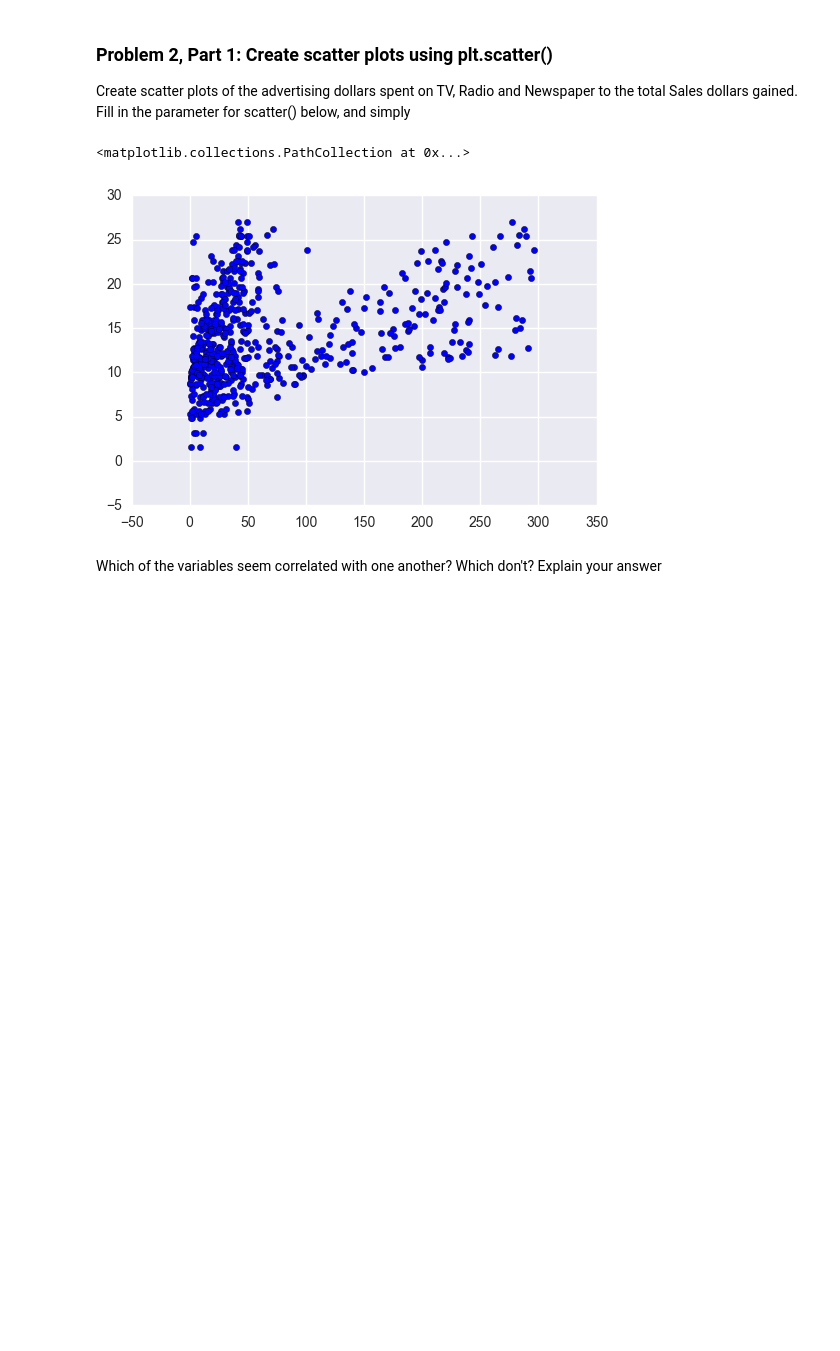
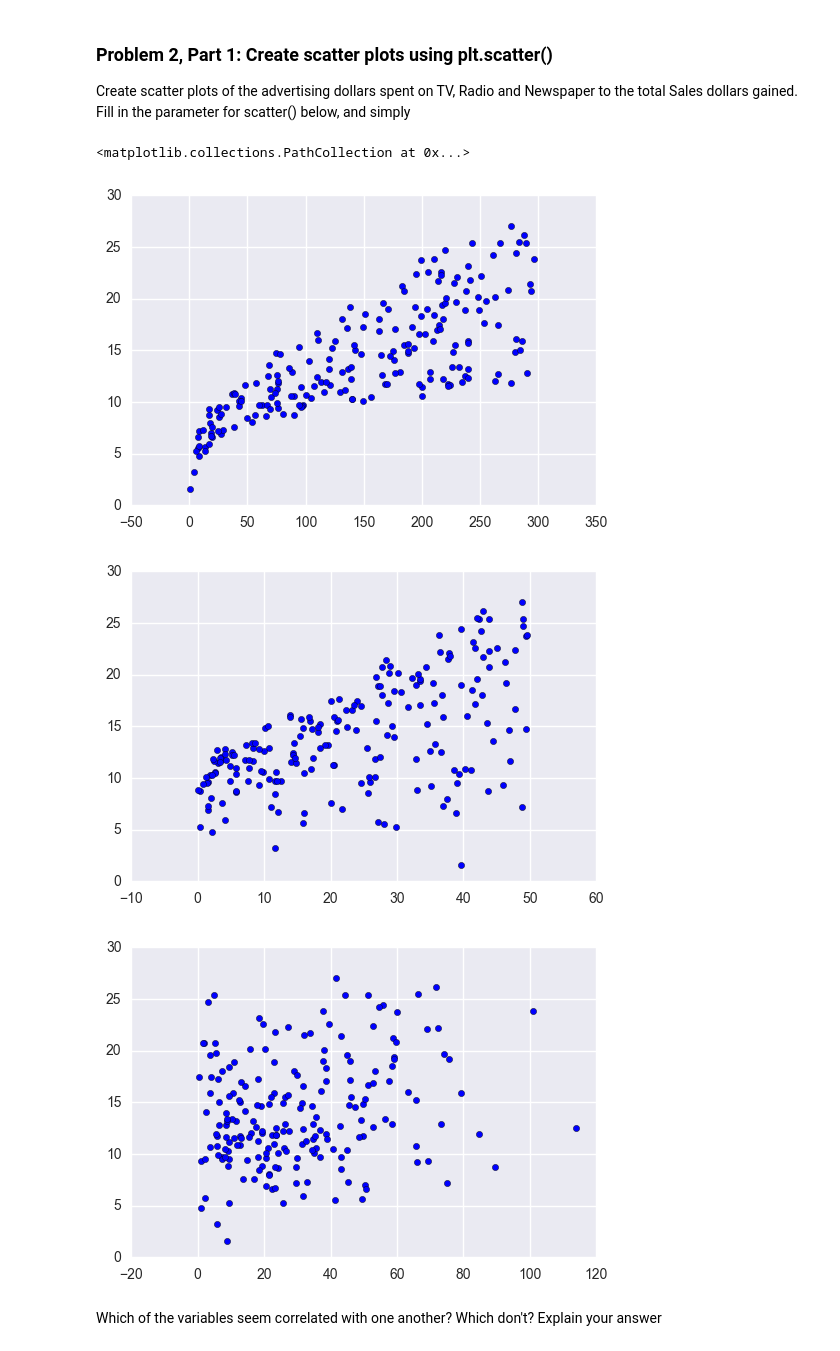
Before and after one commit to Columbia-Intro-Data-Science/python-introduction-radifi, a Jupyter notebook: Homework 1 - Github and Pandas-RachelField.ipynb, the cells around one changed output. Drawn from its saved outputs; the diff is of its cells as text; code cells hidden in the pictures; blank space fills up the shorter version.

```diff
--- a/Homework 1 - Github and Pandas-RachelField.ipynb
+++ b/Homework 1 - Github and Pandas-RachelField.ipynb
@@ -70,13 +70,17 @@ plt.show()
 Create scatter plots of the advertising dollars spent on TV, Radio and Newspaper to the total Sales dollars gained. Fill in the parameter for scatter() below, and simply
 # %%
 from pandas.tools.plotting import scatter_matrix
+plt.figure(1)
 plt.scatter(df.loc[:,'TV'], df.loc[:,'Sales'])
-plt.show
+plt.figure(2)
 plt.scatter(df.loc[:,'Radio'], df.loc[:,'Sales'])
+plt.figure(3)
 plt.scatter(df.loc[:,'Newspaper'], df.loc[:,'Sales'])
 # %% [output]
 <matplotlib.collections.PathCollection at 0x...>
-[figure, old version]
+[figure, new version]
+[figure, added]
+[figure, added]
 # %%
 from pandas.tools.plotting import scatter_matrix
 # %% [markdown]
```
Also changed, not shown: parts of 8 cells of this notebook.
